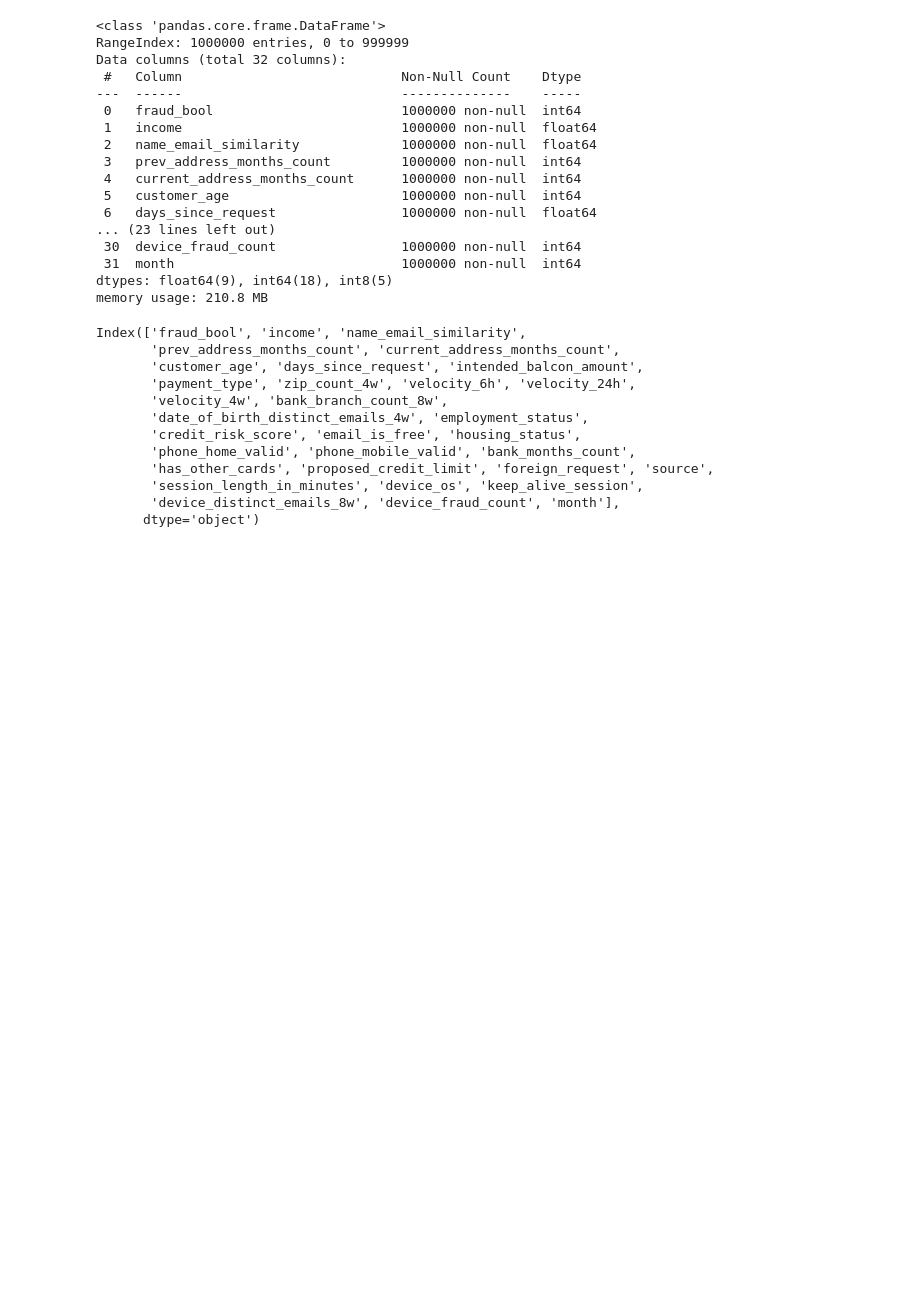
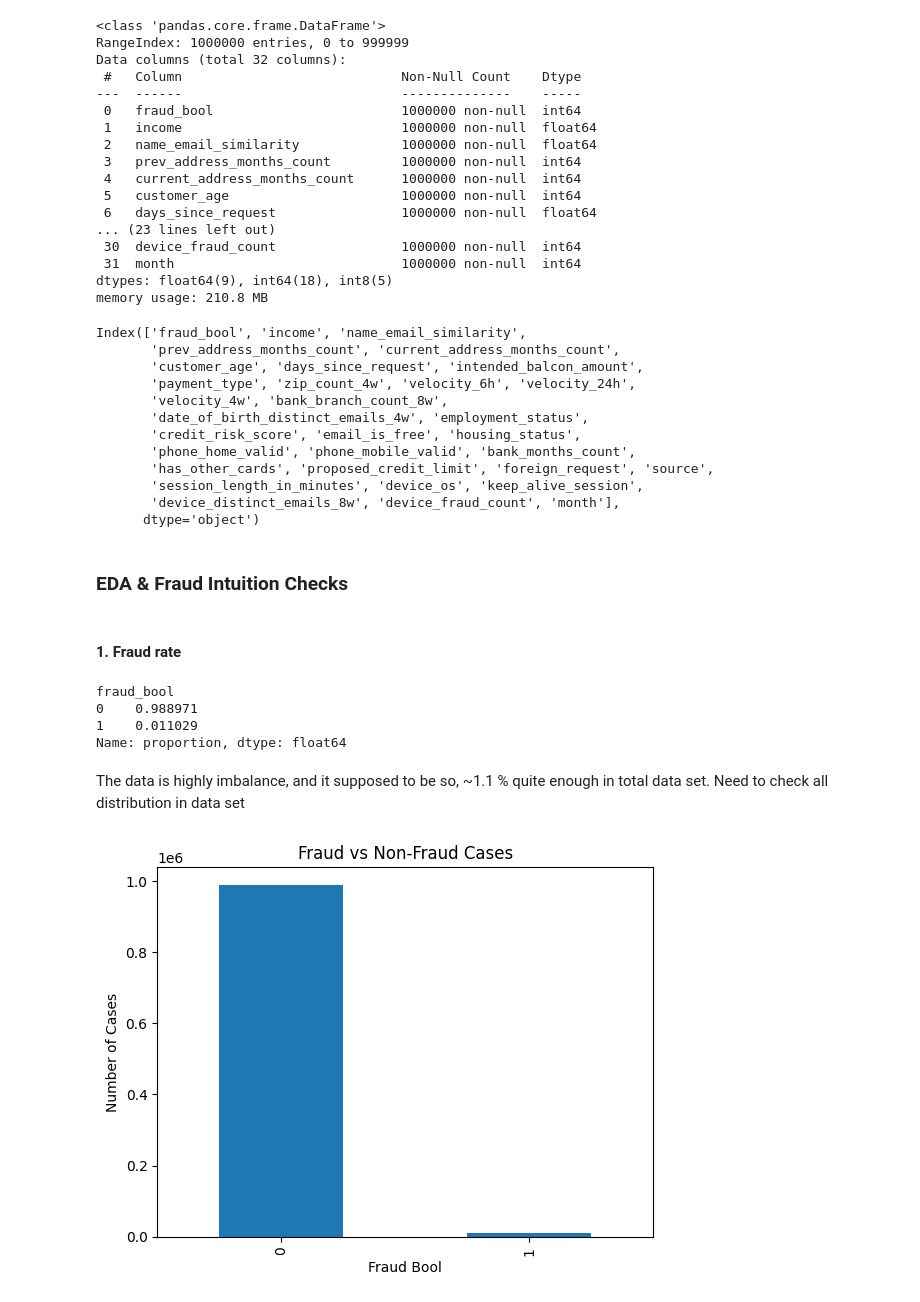
Before and after one commit to sjchem/bank-account-fraud-detection, a Jupyter notebook: notebooks/1.load-data-EDA.ipynb, the cells around one changed output. Saved outputs shown, nothing was run; the diff lists cells and outputs as text; code cells hidden in the pictures; blank space fills up the shorter version.

```diff
--- a/notebooks/1.load-data-EDA.ipynb
+++ b/notebooks/1.load-data-EDA.ipynb
@@ -112,3 +112,26 @@ Index(['fraud_bool', 'income', 'name_email_similarity',
        'session_length_in_minutes', 'device_os', 'keep_alive_session',
        'device_distinct_emails_8w', 'device_fraud_count', 'month'],
       dtype='object')
+# %% [markdown]
+### EDA & Fraud Intuition Checks
+# %% [markdown]
+#### 1. Fraud rate
+# %%
+# Fraud rate
+df['fraud_bool'].value_counts(normalize=True)
+# %% [output]
+fraud_bool
+0    0.988971
+1    0.011029
+Name: proportion, dtype: float64
+# %% [markdown]
+The data is highly imbalance, and it supposed to be so, ~1.1 % quite enough in total data set. Need to check all distribution in data set
+# %%
+# Fraud rate
+df['fraud_bool'].value_counts().plot(kind='bar')
+plt.title('Fraud vs Non-Fraud Cases')
+plt.xlabel('Fraud Bool')
+plt.ylabel('Number of Cases')
+plt.show()
+# %% [output]
+[figure, added]
```
Also changed, not shown: parts of 15 cells of this notebook.
